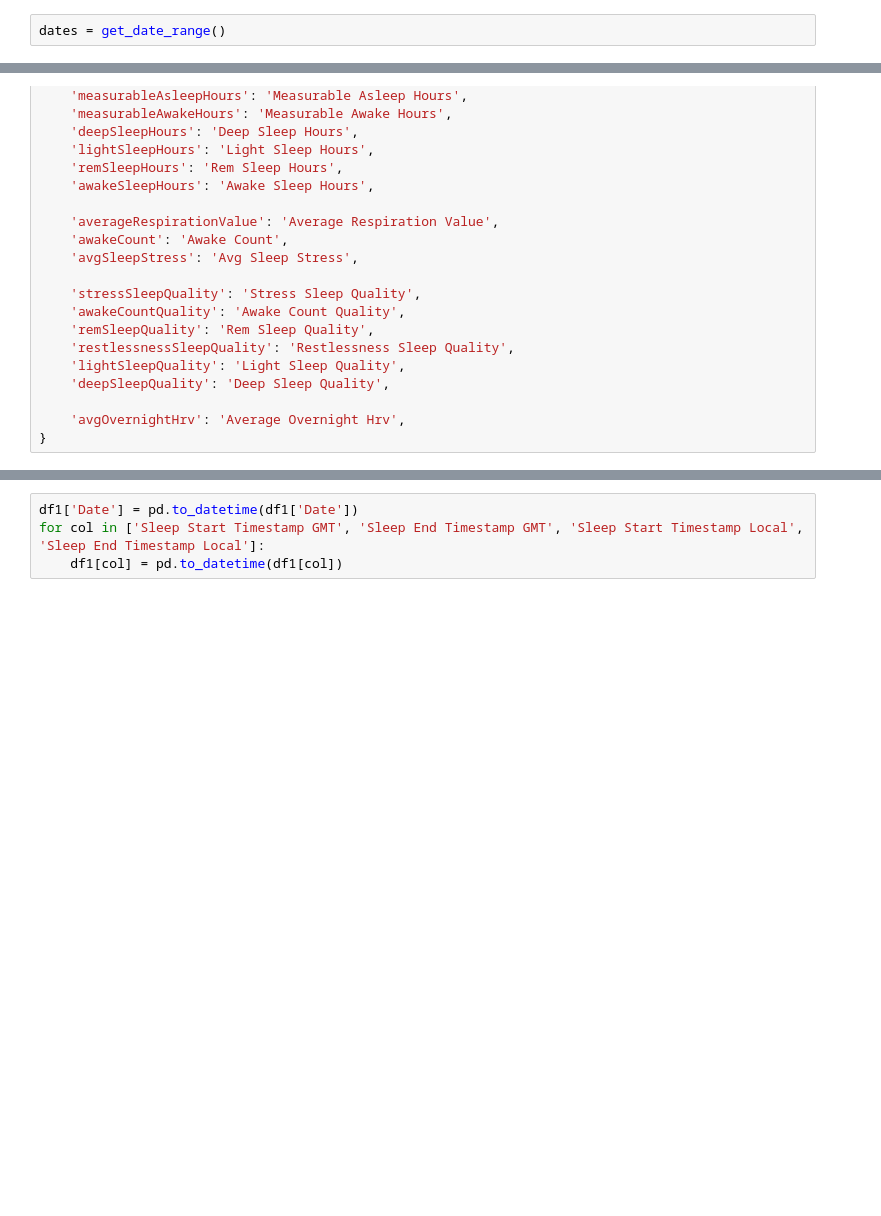
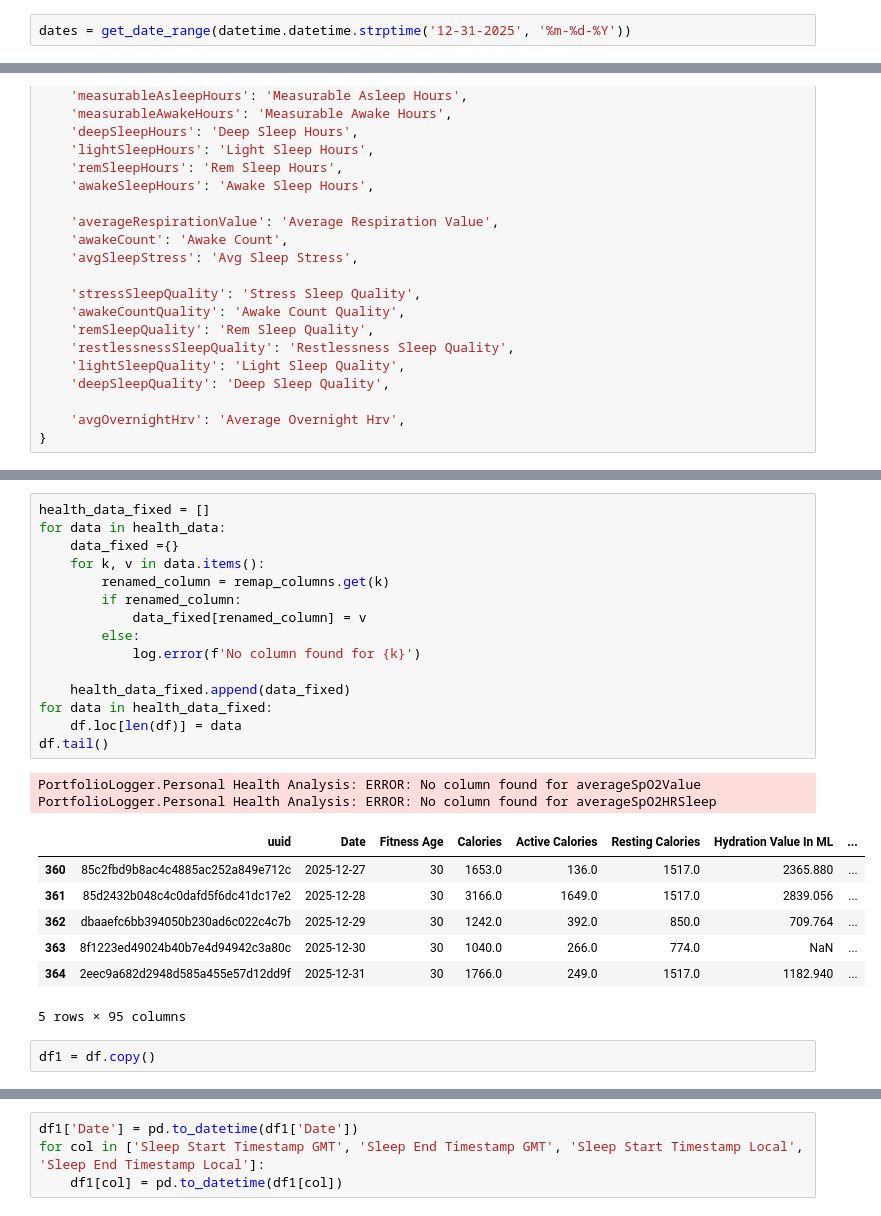
Before and after one commit to christophermagno/christophermagno, a Jupyter notebook: Projects/Personal Health Analysis/health_dataset.ipynb, the cells around one changed output, grey strips where cells are left out. Drawn from its saved outputs; the diff is of its cells as text; blank space fills up the shorter version.

```diff
--- a/Projects/Personal Health Analysis/health_dataset.ipynb
+++ b/Projects/Personal Health Analysis/health_dataset.ipynb
@@ -517,2 +661,2 @@ def get_health_data(date):
 # %%
-dates = get_date_range()
+dates = get_date_range(datetime.datetime.strptime('12-31-2025', '%m-%d-%Y'))
@@ -715,3 +841,30 @@ df1.tail()
+# %%
+health_data_fixed = []
+for data in health_data:
+    data_fixed ={}
+    for k, v in data.items():
+        renamed_column = remap_columns.get(k)
+        if renamed_column:
+            data_fixed[renamed_column] = v
+        else:
+            log.error(f'No column found for {k}')
+
+    health_data_fixed.append(data_fixed)
+for data in health_data_fixed:
+    df.loc[len(df)] = data
+df.tail()
+# %% [output]
+PortfolioLogger.Personal Health Analysis: ERROR: No column found for averageSpO2Value
+PortfolioLogger.Personal Health Analysis: ERROR: No column found for averageSpO2HRSleep
+|  | uuid | Date | Fitness Age | Calories | Active Calories | Resting Calories | Hydration Value In ML | ... |
+| 360 | 85c2fbd9b8ac4c4885ac252a849e712c | 2025-12-27 | 30 | 1653.0 | 136.0 | 1517.0 | 2365.880 | ... |
+| 361 | 85d2432b048c4c0dafd5f6dc41dc17e2 | 2025-12-28 | 30 | 3166.0 | 1649.0 | 1517.0 | 2839.056 | ... |
+| 362 | dbaaefc6bb394050b230ad6c022c4c7b | 2025-12-29 | 30 | 1242.0 | 392.0 | 850.0 | 709.764 | ... |
+| 363 | 8f1223ed49024b40b7e4d94942c3a80c | 2025-12-30 | 30 | 1040.0 | 266.0 | 774.0 | NaN | ... |
+| 364 | 2eec9a682d2948d585a455e57d12dd9f | 2025-12-31 | 30 | 1766.0 | 249.0 | 1517.0 | 1182.940 | ... |
+5 rows × 95 columns
+# %%
+df1 = df.copy()
 # %%
 title_columns = ['Qualifier', 'Quality', 'Feedback']
 for col, series in df1.items():
```
Also changed, not shown: parts of 43 cells of this notebook, 7 other files.
